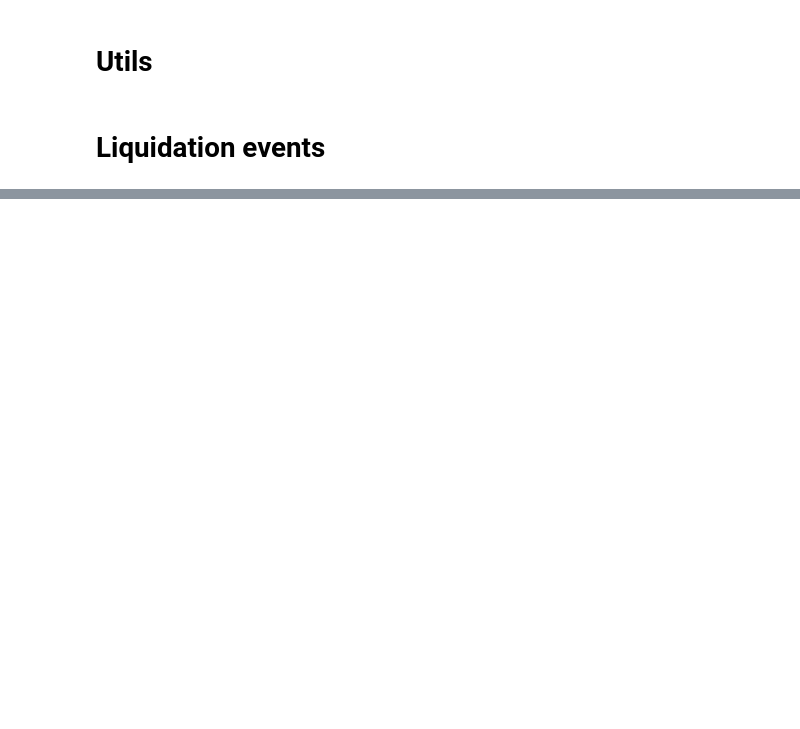
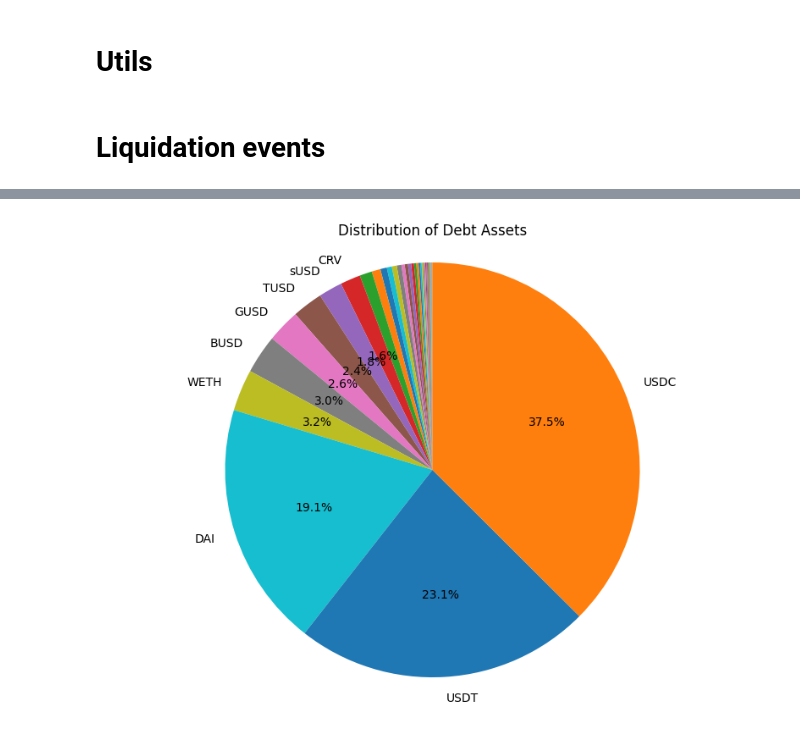
Before and after one commit to MathisGD/data-liquidations, a Jupyter notebook: main.ipynb, the cells around one changed output, grey strips where cells are left out. Cells and saved outputs as stored; diff of their text form; code cells hidden in the pictures; blank space fills up the shorter version.

```diff
--- a/main.ipynb
+++ b/main.ipynb
@@ -261,0 +464,18 @@ plt.show()
+# %%
+# Debt Assets
+
+debt_distribution = liquidations.group_by("debtAsset").agg(pl.count("debtAsset").alias("count"))
+debt_distribution = debt_distribution.sort("count")
+
+labels = [get_symbol(Web3.to_checksum_address(asset)) for asset in debt_distribution["debtAsset"].to_list()]
+sizes = debt_distribution["count"].to_list()
+total = sum(sizes)
+labels = [label if (size / total) > 0.01 else '' for label, size in zip(labels, sizes)]
+
+plt.figure(figsize=(10, 7))
+plt.pie(sizes, labels=labels, autopct=lambda p: f'{p:.1f}%' if p > 1 else '', startangle=90)
+plt.title('Distribution of Debt Assets')
+plt.axis('equal')
+plt.show()
+# %% [output]
+[figure, added]
```
Also changed, not shown: parts of 14 cells of this notebook.
